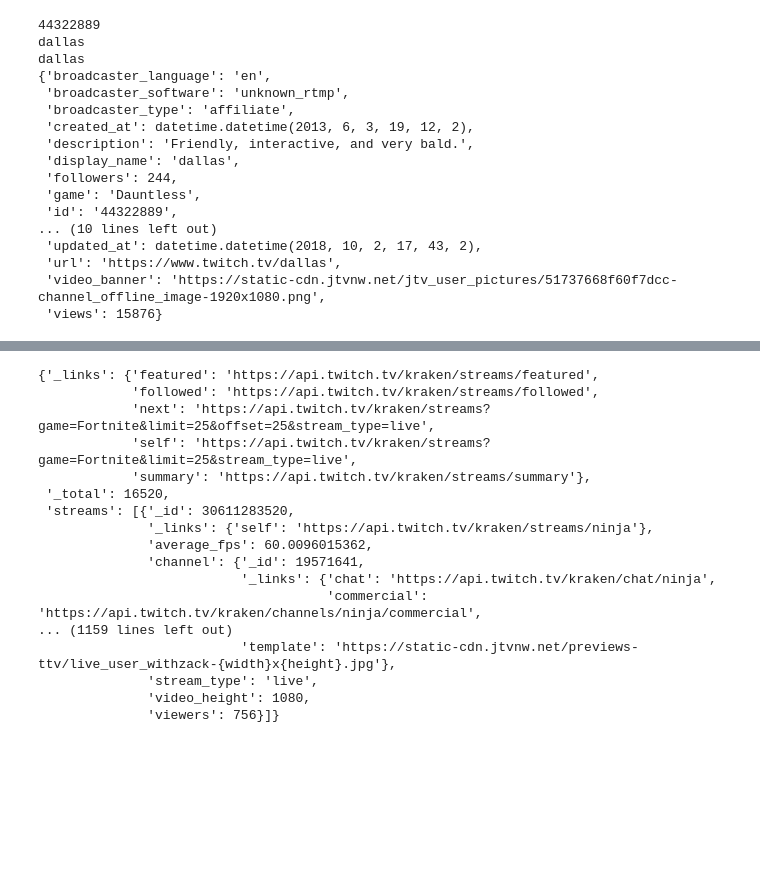
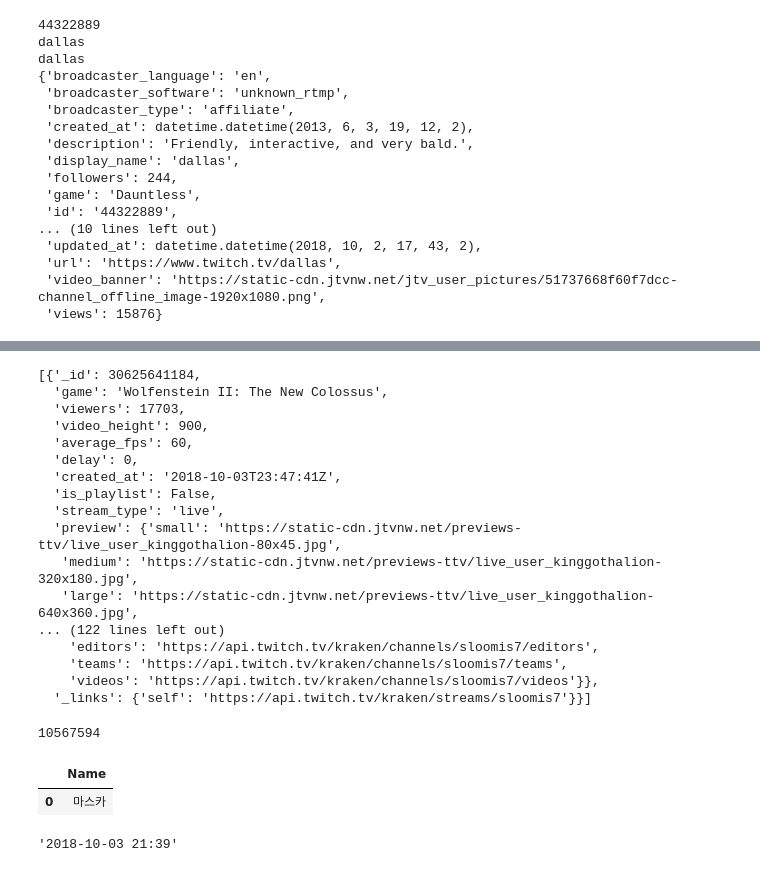
Before and after one commit to mbhimasani/Twitch_Analysis, a Jupyter notebook: Twitch_API/Romy_test_Twitch_API.ipynb, the cells around one changed output, grey strips where cells are left out. Saved outputs shown, nothing was run; the diff lists cells and outputs as text; code cells hidden in the pictures; blank space fills up the shorter version.

Commit message:
added stream code

```diff
--- a/Twitch_API/Romy_test_Twitch_API.ipynb
+++ b/Twitch_API/Romy_test_Twitch_API.ipynb
@@ -46,25 +66,42 @@ pprint(game_data)
 # %%
 url = "https://api.twitch.tv/kraken/streams/"
 add_client = f"&client_id={client_id}"
-game = "?game=Fortnite"
+game = "?game=Wolfenstein II: The New Colossus&limit=15"
 channel_url = url + game + add_client
 channel_data = requests.get(channel_url).json()
-pprint(channel_data)
+channel_data['streams']
 # %% [output]
-{'_links': {'featured': 'https://api.twitch.tv/kraken/streams/featured',
-            'followed': 'https://api.twitch.tv/kraken/streams/followed',
-            'next': 'https://api.twitch.tv/kraken/streams?game=Fortnite&limit=25&offset=25&stream_type=live',
-            'self': 'https://api.twitch.tv/kraken/streams?game=Fortnite&limit=25&stream_type=live',
-            'summary': 'https://api.twitch.tv/kraken/streams/summary'},
- '_total': 16520,
- 'streams': [{'_id': 30611283520,
-              '_links': {'self': 'https://api.twitch.tv/kraken/streams/ninja'},
-              'average_fps': 60.0096015362,
-              'channel': {'_id': 19571641,
-                          '_links': {'chat': 'https://api.twitch.tv/kraken/chat/ninja',
-                                     'commercial': 'https://api.twitch.tv/kraken/channels/ninja/commercial',
-... (1159 lines left out)
-                          'template': 'https://static-cdn.jtvnw.net/previews-ttv/live_user_withzack-{width}x{height}.jpg'},
-              'stream_type': 'live',
-              'video_height': 1080,
-              'viewers': 756}]}
+[{'_id': 30625641184,
+  'game': 'Wolfenstein II: The New Colossus',
+  'viewers': 17703,
+  'video_height': 900,
+  'average_fps': 60,
+  'delay': 0,
+  'created_at': '2018-10-03T23:47:41Z',
+  'is_playlist': False,
+  'stream_type': 'live',
+  'preview': {'small': 'https://static-cdn.jtvnw.net/previews-ttv/live_user_kinggothalion-80x45.jpg',
+   'medium': 'https://static-cdn.jtvnw.net/previews-ttv/live_user_kinggothalion-320x180.jpg',
+   'large': 'https://static-cdn.jtvnw.net/previews-ttv/live_user_kinggothalion-640x360.jpg',
+... (122 lines left out)
+    'editors': 'https://api.twitch.tv/kraken/channels/sloomis7/editors',
+    'teams': 'https://api.twitch.tv/kraken/channels/sloomis7/teams',
+    'videos': 'https://api.twitch.tv/kraken/channels/sloomis7/videos'}},
+  '_links': {'self': 'https://api.twitch.tv/kraken/streams/sloomis7'}}]
+# %%
+name = channel_data['streams'][1]['channel']['views']
+name
+# %% [output]
+10567594
+# %%
+name_df = pd.DataFrame({"Name": [name]})
+name_df
+# %% [output]
+|  | Name |
+| 0 | 마스카 |
+# %%
+unix_time = time.time()
+timestamp = datetime.datetime.fromtimestamp(unix_time).strftime('%Y-%m-%d %H:%M')
+timestamp
+# %% [output]
+'2018-10-03 21:39'
```
Also changed, not shown: parts of 2 cells of this notebook, 1 other file.
